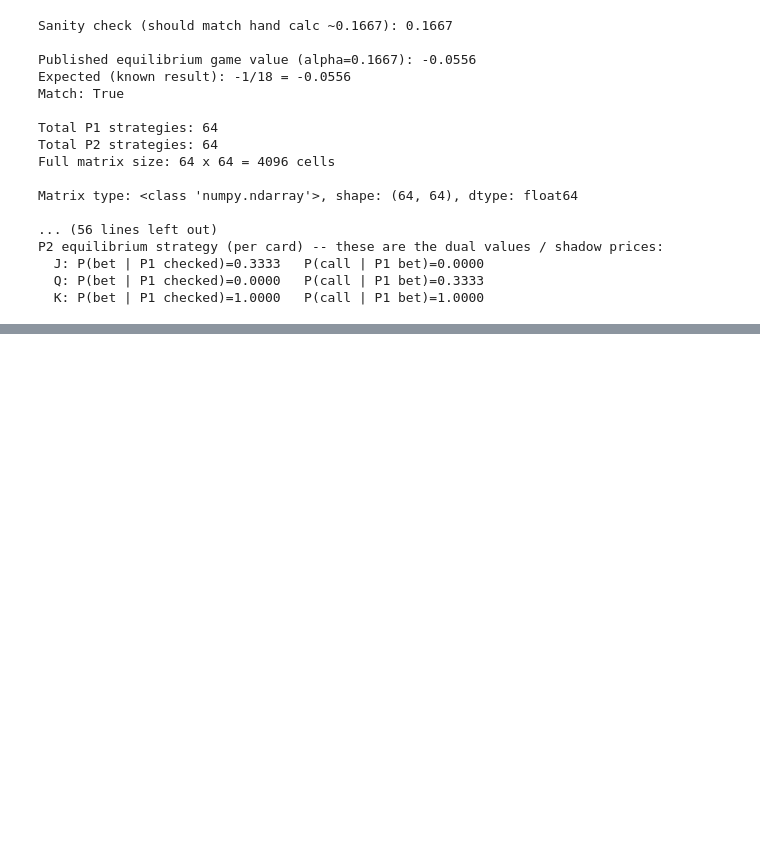
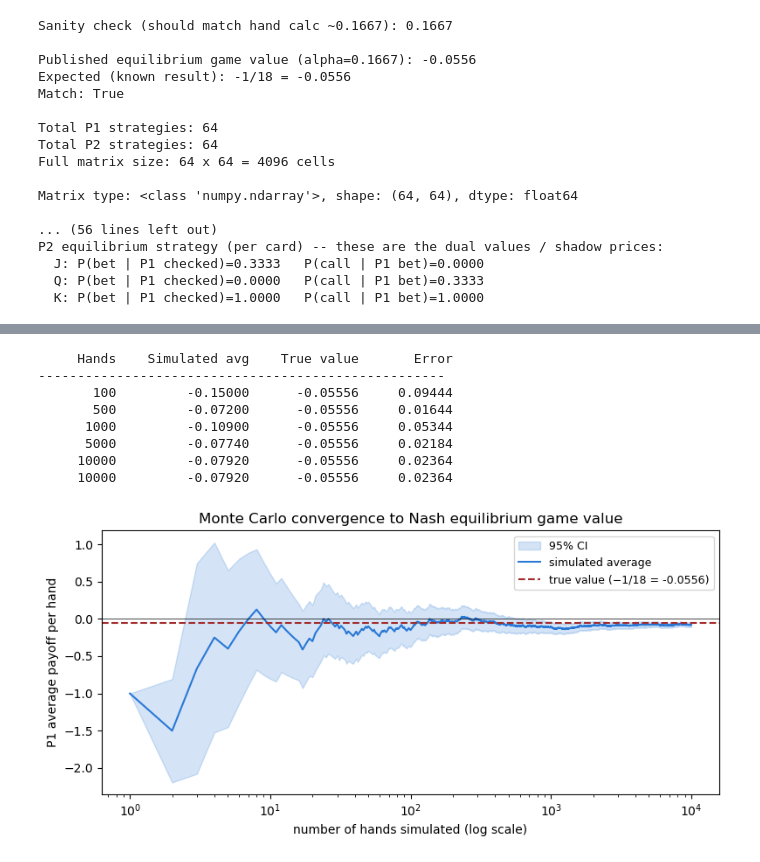
Before and after one commit to AryaKrishnaproffessional/Game-Theory-Bot, a Jupyter notebook: game_theory_ntb.ipynb, the cells around one changed output, grey strips where cells are left out. Cells and saved outputs as stored; diff of their text form; code cells hidden in the pictures; blank space fills up the shorter version.

Commit message:
Updated notebook with a Monte Carlo similation of multiple hands

```diff
--- a/game_theory_ntb.ipynb
+++ b/game_theory_ntb.ipynb
@@ -2087,0 +2205,31 @@ plot_bet_sweep(sweep_data)
+# %%
+
+def print_simulation_summary(payoffs, running_mean, true_value=-1/18):
+    """Print a short table of how the estimate looks at key checkpoints."""
+    checkpoints = [100, 500, 1000, 5000, 10000, len(payoffs)]
+    checkpoints = [c for c in checkpoints if c <= len(payoffs)]
+
+    print(f"\n{'Hands':>10}  {'Simulated avg':>15}  {'True value':>12}  {'Error':>10}")
+    print("-" * 52)
+    for n in checkpoints:
+        avg = running_mean[n - 1]
+        err = abs(avg - true_value)
+        print(f"{n:>10}  {avg:>15.5f}  {true_value:>12.5f}  {err:>10.5f}")
+
+
+# --- Run it ---
+N_HANDS = 10_000
+payoffs, running_mean, running_ci = run_simulation(N_HANDS, alpha=1/6)
+
+print_simulation_summary(payoffs, running_mean)
+plot_convergence(running_mean, running_ci)
+# %% [output]
+     Hands    Simulated avg    True value       Error
+----------------------------------------------------
+       100         -0.15000      -0.05556     0.09444
+       500         -0.07200      -0.05556     0.01644
+      1000         -0.10900      -0.05556     0.05344
+      5000         -0.07740      -0.05556     0.02184
+     10000         -0.07920      -0.05556     0.02364
+     10000         -0.07920      -0.05556     0.02364
+[figure, added]
```
Also changed, not shown: parts of 5 cells of this notebook.
